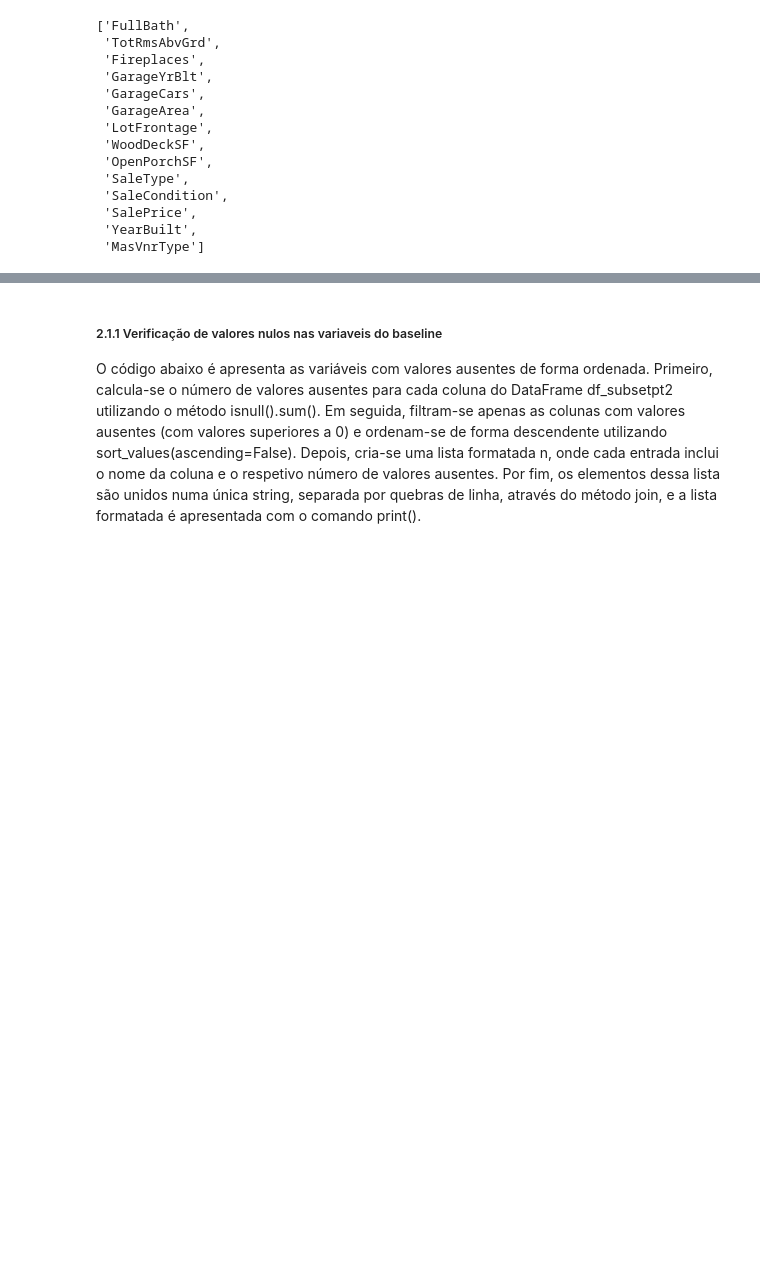
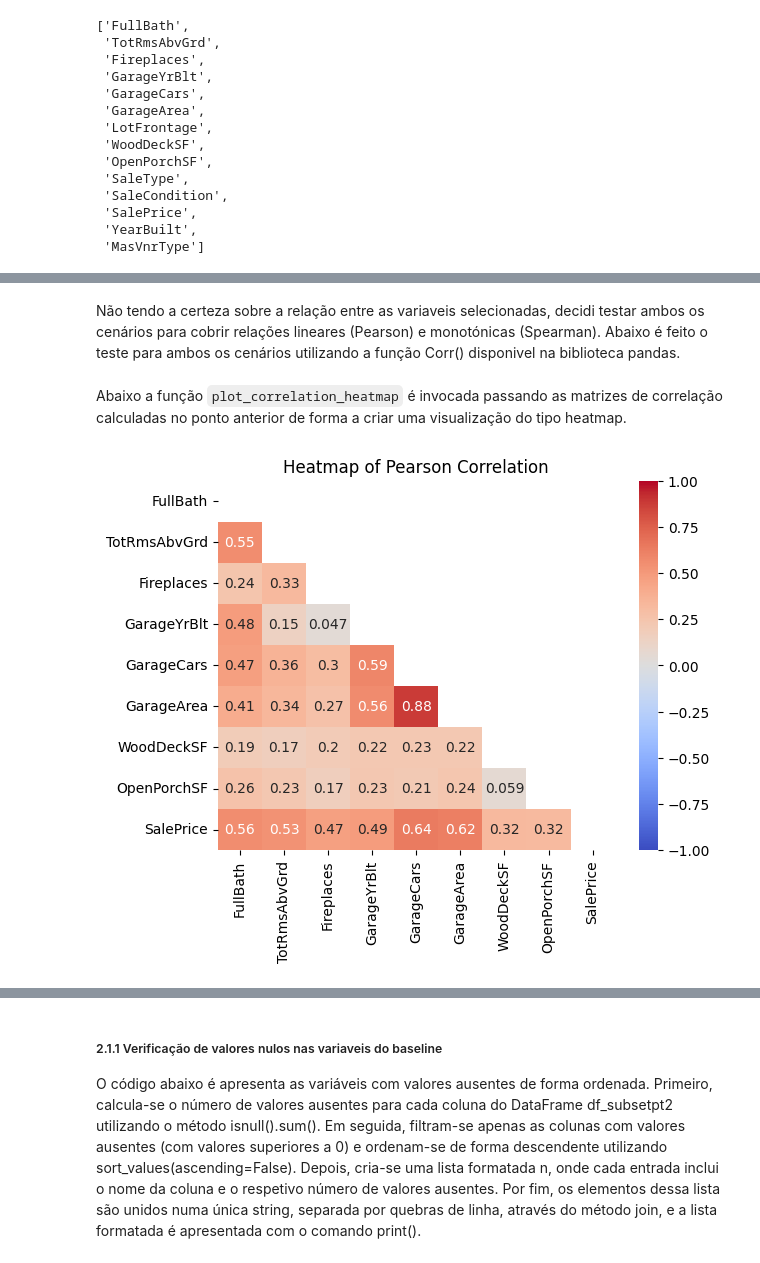
Before and after one commit to pereiranuno/preprocessingdatapt1, a Jupyter notebook: MPPD_project.ipynb, the cells around one changed output, grey strips where cells are left out. Drawn from its saved outputs; the diff is of its cells as text; code cells hidden in the pictures; blank space fills up the shorter version.

Commit message:
part2 feature selector

```diff
--- a/MPPD_project.ipynb
+++ b/MPPD_project.ipynb
@@ -573,0 +647,28 @@ df_subset.sample(10)
+# %%
+def plot_correlation_heatmap(corr_matrix, title='Heatmap of Pearson Correlation', cmap="coolwarm", vmin=-1, vmax=1):
+    """
+    Gera um heatmap para visualizar a matriz de correlação.
+
+    Parâmetros:
+        corr_matrix (DataFrame ou ndarray): Matriz de correlação a ser visualizada.
+        title (str): Título do heatmap (o padrão é 'Heatmap of Pearson Correlation').
+        cmap (str): Paleta de cores a ser usada no heatmap (o padrão é 'coolwarm').
+        vmin (float): Valor mínimo da escala de cores (o padrão é -1).
+        vmax (float): Valor máximo da escala de cores (o padrão é 1).
+    """
+    # Calcular a máscara para a parte superior da matriz
+    mask = np.triu(np.ones_like(corr_matrix, dtype=bool))
+
+    # Criar o heatmap
+    sns.heatmap(
+        corr_matrix,
+        annot=True,
+        cmap=cmap,
+        vmin=vmin,
+        vmax=vmax,
+        mask=mask
+    )
+
+    # Adicionar o título
+    plt.title(title)
+    plt.show()
@@ -573,0 +677,8 @@ df_subset.sample(10)
+# %%
+#Choose features
+feature_seletor_df = df2[columns_list]
+feature_seletor_df = feature_seletor_df.drop(preselected_features, axis=1)
+numerical_features = feature_seletor_df.select_dtypes(include='number')
+# Check for missing values
+missing_values = numerical_features.isnull().sum()
+missing_values
@@ -573,0 +696,13 @@ df_subset.sample(10)
+# %% [markdown]
+Não tendo a certeza sobre a relação entre as variaveis selecionadas, decidi testar ambos os cenários para cobrir relações lineares (Pearson) e monotónicas (Spearman). Abaixo é feito o teste para ambos os cenários utilizando a função Corr() disponivel na biblioteca pandas.
+# %%
+#Calculate the Pearson correlation
+corr_pearson = numerical_features.corr(method='pearson')
+#Calculate the Spearman correlation
+corr_spearman = numerical_features.corr(method='spearman')
+# %% [markdown]
+Abaixo  a função `plot_correlation_heatmap` é invocada passando as matrizes de correlação calculadas no ponto anterior de forma a  criar uma visualização do tipo heatmap.
+# %%
+plot_correlation_heatmap(corr_pearson,'Heatmap of Pearson Correlation',"coolwarm", -1, 1)
+# %% [output]
+[figure, added]
```
Also changed, not shown: parts of 32 cells of this notebook.
